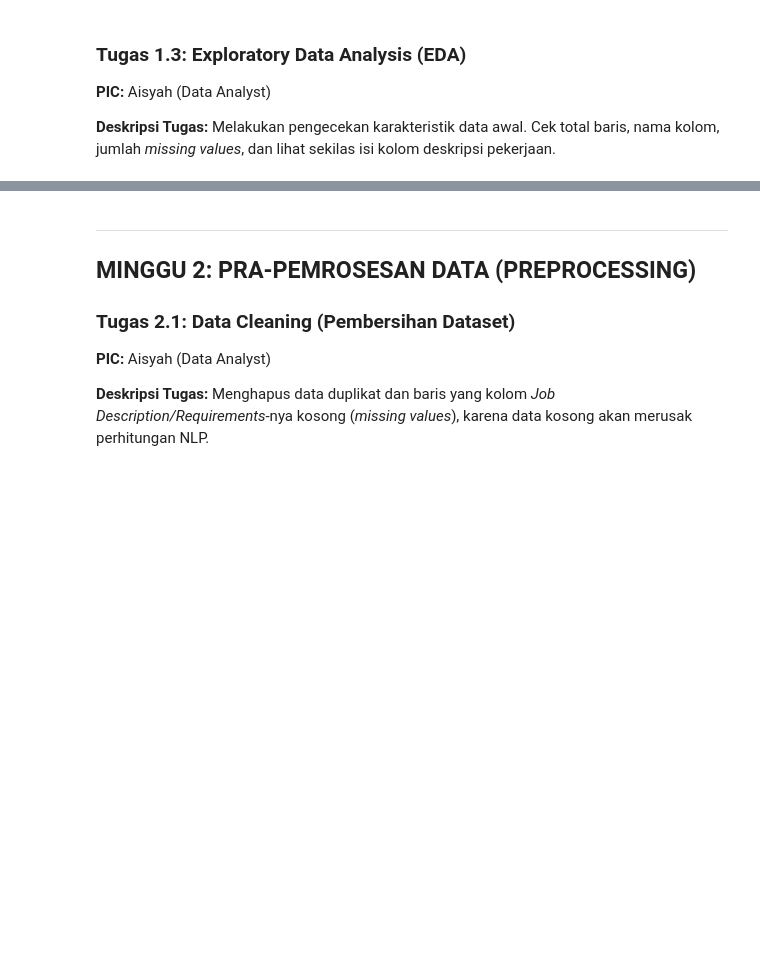
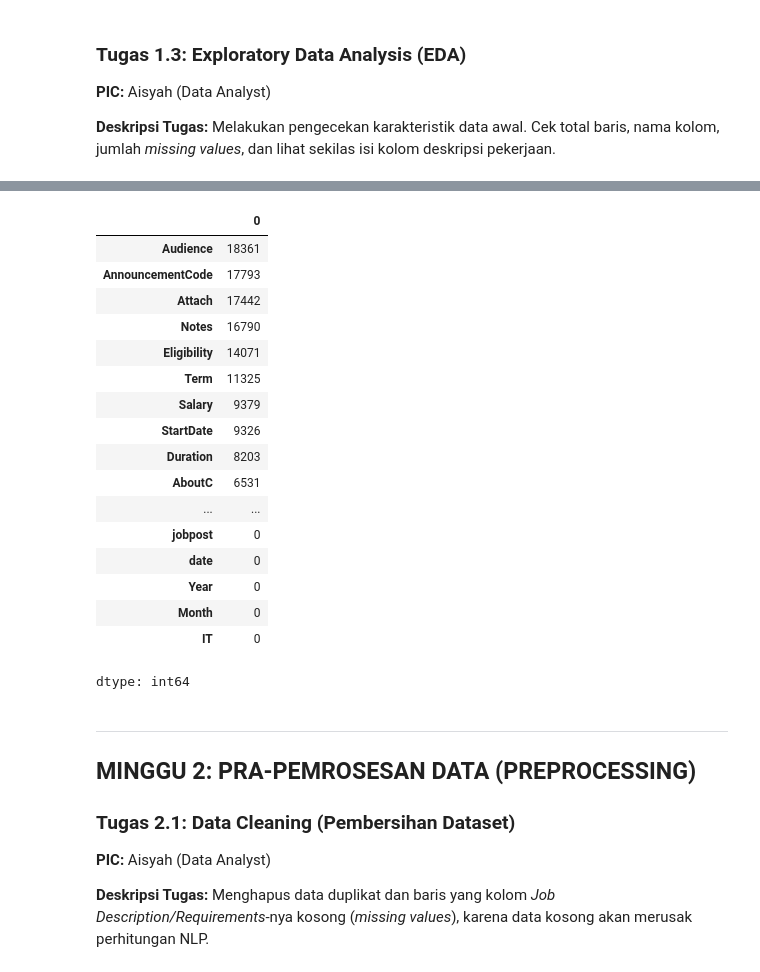
Before and after one commit to ArcVielLouvent/PJK-RM119-CareerMatch-AI, a Jupyter notebook: PJK_RM119_CareerMatch_AI_Workspace.ipynb, the cells around one changed output, grey strips where cells are left out. Cells and saved outputs as stored; diff of their text form; code cells hidden in the pictures; blank space fills up the shorter version.

```diff
--- a/PJK_RM119_CareerMatch_AI_Workspace.ipynb
+++ b/PJK_RM119_CareerMatch_AI_Workspace.ipynb
@@ -106,3 +170,25 @@ def extract_pdf_text(pdf_path):
+# %%
+# Mengecek data kosong
+df_jobs.isna().sum().sort_values(ascending=False)
+# %% [output]
+|  | 0 |
+| Audience | 18361 |
+| AnnouncementCode | 17793 |
+| Attach | 17442 |
+| Notes | 16790 |
+| Eligibility | 14071 |
+| Term | 11325 |
+| Salary | 9379 |
+| StartDate | 9326 |
+| Duration | 8203 |
+| AboutC | 6531 |
+| ... | ... |
+| jobpost | 0 |
+| date | 0 |
+| Year | 0 |
+| Month | 0 |
+| IT | 0 |
+dtype: int64
 # %% [markdown]
 ---
 ## MINGGU 2: PRA-PEMROSESAN DATA (PREPROCESSING)
```
Also changed, not shown: parts of 15 cells of this notebook.
